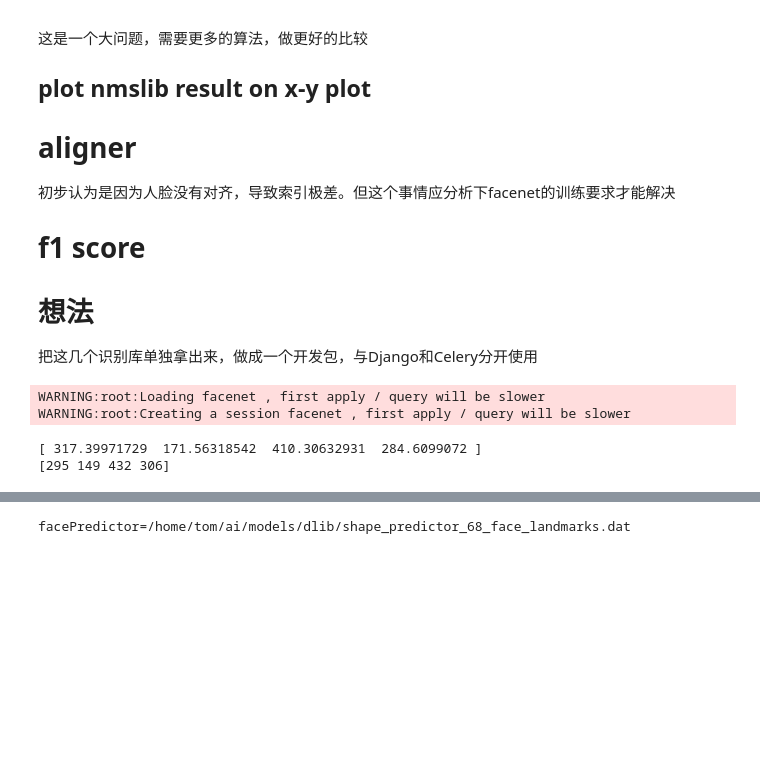
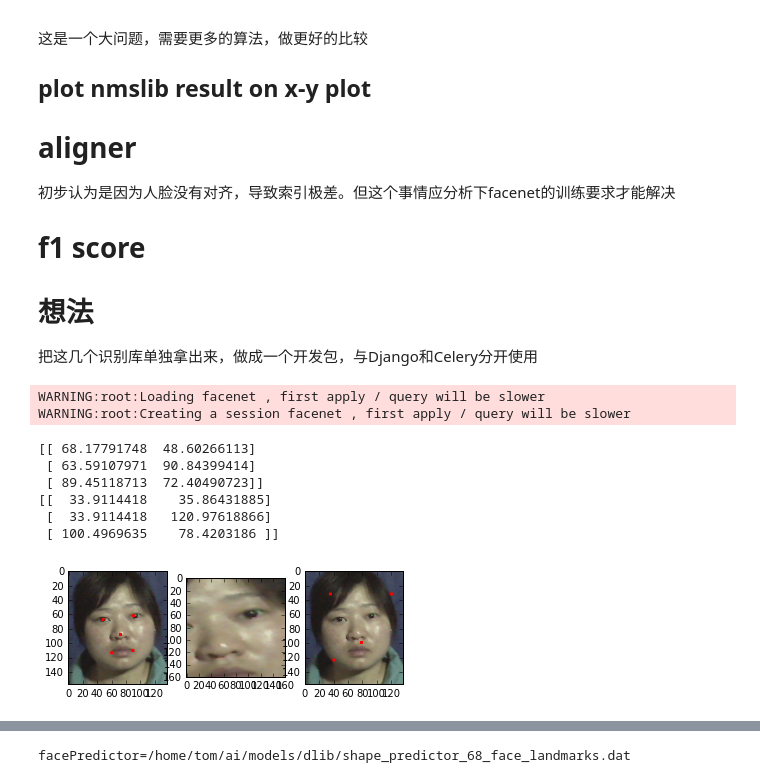
Before and after one commit to ai-face/DeepVideoAnalytics, a Jupyter notebook: facenet_test.ipynb, the cells around one changed output, grey strips where cells are left out. Saved outputs shown, nothing was run; the diff lists cells and outputs as text; code cells hidden in the pictures; blank space fills up the shorter version.

```diff
--- a/facenet_test.ipynb
+++ b/facenet_test.ipynb
@@ -77,16 +77,3 @@ facenet_index.load()
 # %% [output]
 WARNING:root:Loading facenet , first apply / query will be slower
 WARNING:root:Creating a session facenet , first apply / query will be slower
-# %%
-bmp = "/home/tom/ai.dataset.images/Face/222/222_0.bmp"
-from dvalib import detector
-reload(detector)
-detect =detector.FaceDetector()
-detect.load()
-import scipy.misc as misc
-faces = detect.crop(misc.imread(bmp))
-for face in faces :
-    misc.imshow(face)
-# %% [output]
-[ 317.39971729  171.56318542  410.30632931  284.6099072 ]
-[295 149 432 306]
@@ -92,0 +121,43 @@ for face in faces :
+# %%
+import cv2
+TEMPLATE = np.float32([[0.2119465, 0.224152],
+                       [0.2119465, 0.7561012 ],
+                       [0.628106,  0.490127 ],
+                       [0.780233,  0.254149 ],
+                       [0.780233,  0.726104 ]])
+def alignFace5P(img, landmark, size=64):
+    dest =size*TEMPLATE
+    dest = dest[0:3]
+    src = np.float32(landmark)
+    src = src[0:3]
+    print(src)
+    print(dest)
+    H = cv2.getAffineTransform(src, dest)
+    thumbnail = cv2.warpAffine(img, H, (size, size))
+    return thumbnail
+# %%
+image = misc.imread(bmp)
+
+faces, landmark = detect.crop(image)
+for face, point in zip(faces, landmark) :
+    result = drawLandmark(face, point["xs"][0:5], point["ys"][0:5])
+    fig = plt.figure()
+    orig = fig.add_subplot(131)
+    align = fig.add_subplot(132)
+    fix = fig.add_subplot(133)
+
+    orig.imshow(result)
+    xys =[[x,y] for x,y in zip(point["xs"], point["ys"])]
+    align.imshow(alignFace5P(face, xys, 160))
+
+    fix.imshow(drawLandmarkXy(face,160*TEMPLATE[0:4]))
+    fig.show()
+    #print(xys)
+# %% [output]
+[[ 68.17791748  48.60266113]
+ [ 63.59107971  90.84399414]
+ [ 89.45118713  72.40490723]]
+[[  33.9114418    35.86431885]
+ [  33.9114418   120.97618866]
+ [ 100.4969635    78.4203186 ]]
+[figure, added]
```
Also changed, not shown: parts of 2 cells of this notebook, 3 other files.
